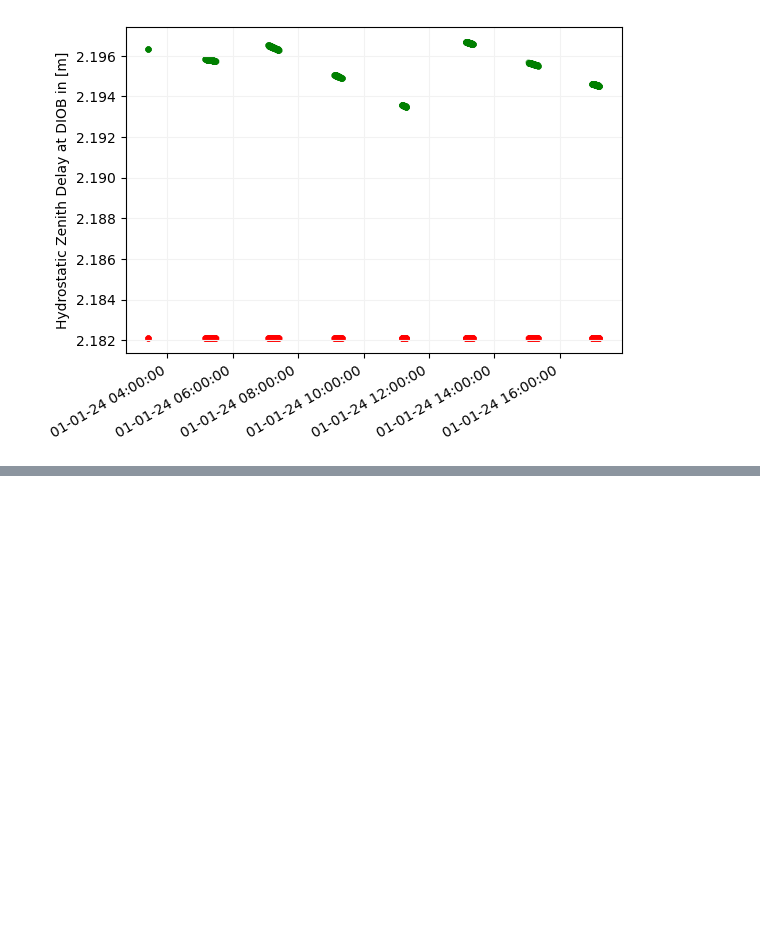
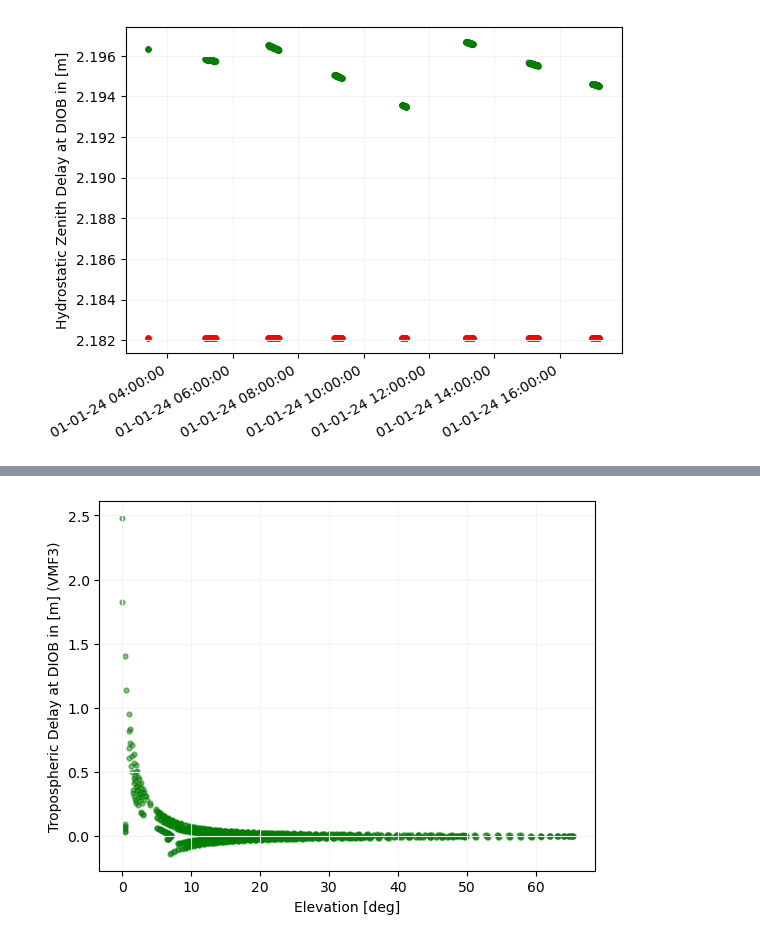
Before and after one commit to DSOlab/AcademicSoftware, a Jupyter notebook: JupiterLab/doris_days/atmo/atmosphere.ipynb, the cells around one changed output, grey strips where cells are left out. Saved outputs shown, nothing was run; the diff lists cells and outputs as text; code cells hidden in the pictures; blank space fills up the shorter version.

```diff
--- a/JupiterLab/doris_days/atmo/atmosphere.ipynb
+++ b/JupiterLab/doris_days/atmo/atmosphere.ipynb
@@ -180,0 +265,10 @@ plt.show()
+# %%
+# Plot results
+plt.scatter(elvs, dL, alpha=0.5, s=12, c='green')
+plt.grid(color='0.95')
+plt.ylabel(f"Tropospheric Delay at {site_name} in [m] (VMF3)")
+plt.xlabel(f"Elevation [deg]")
+ax = plt.gca()
+plt.show()
+# %% [output]
+[figure, added]
```
Also changed, not shown: parts of 10 cells of this notebook, 3 other files.
